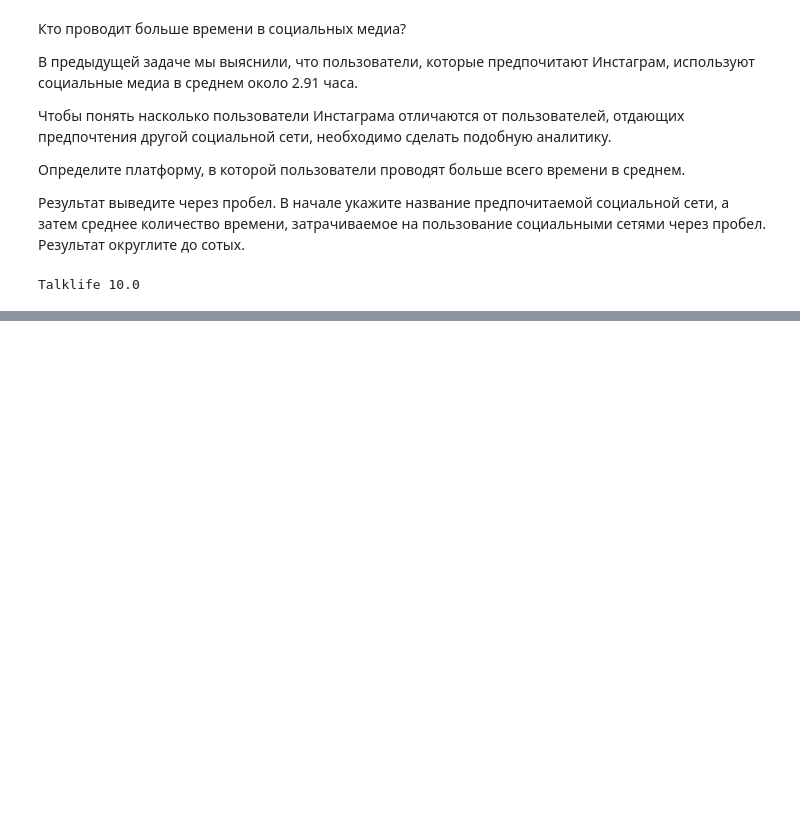
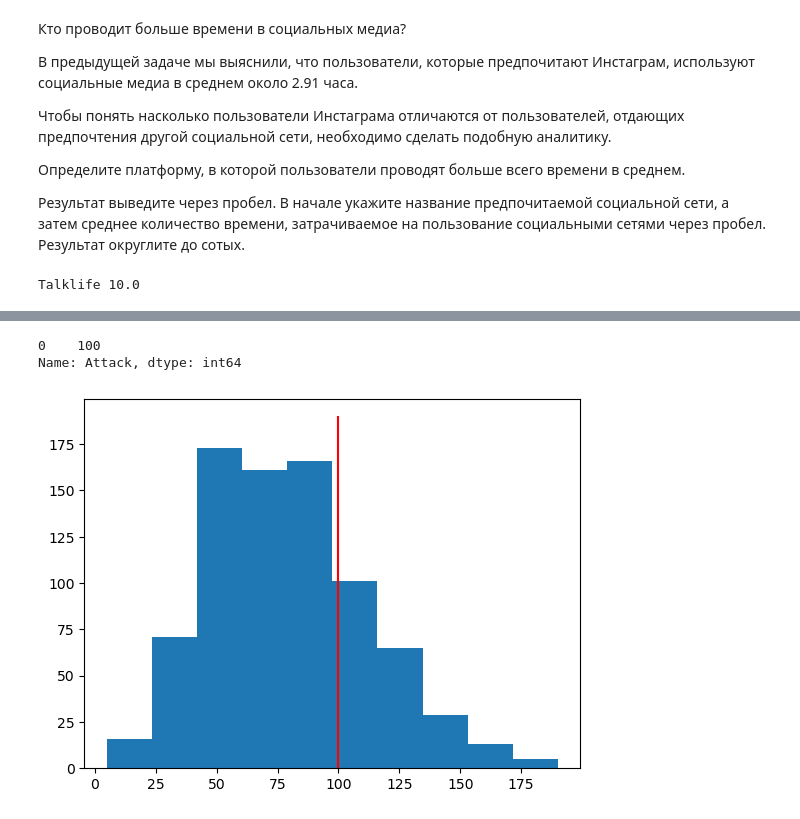
Before and after one commit to ilyinss/yandex_handbooks, a Jupyter notebook: pandan_data analysis in sociology/hw.ipynb, the cells around one changed output, grey strips where cells are left out. Cells and saved outputs as stored; diff of their text form; code cells hidden in the pictures; blank space fills up the shorter version.

```diff
--- a/pandan_data analysis in sociology/hw.ipynb
+++ b/pandan_data analysis in sociology/hw.ipynb
@@ -340,0 +363,12 @@ Talklife 10.0
+# %%
+df['Attack'].mode()
+# %% [output]
+0    100
+Name: Attack, dtype: int64
+# %%
+# plt.hist(df[['HP', 'Attack']])
+plt.hist(df['Attack'])
+plt.vlines(x = df['Attack'].mode(), ymin=0, ymax = df['Attack'].max(), colors='red')
+plt.show()
+# %% [output]
+[figure, added]
```
Also changed, not shown: parts of 23 cells of this notebook, 1 other file.
